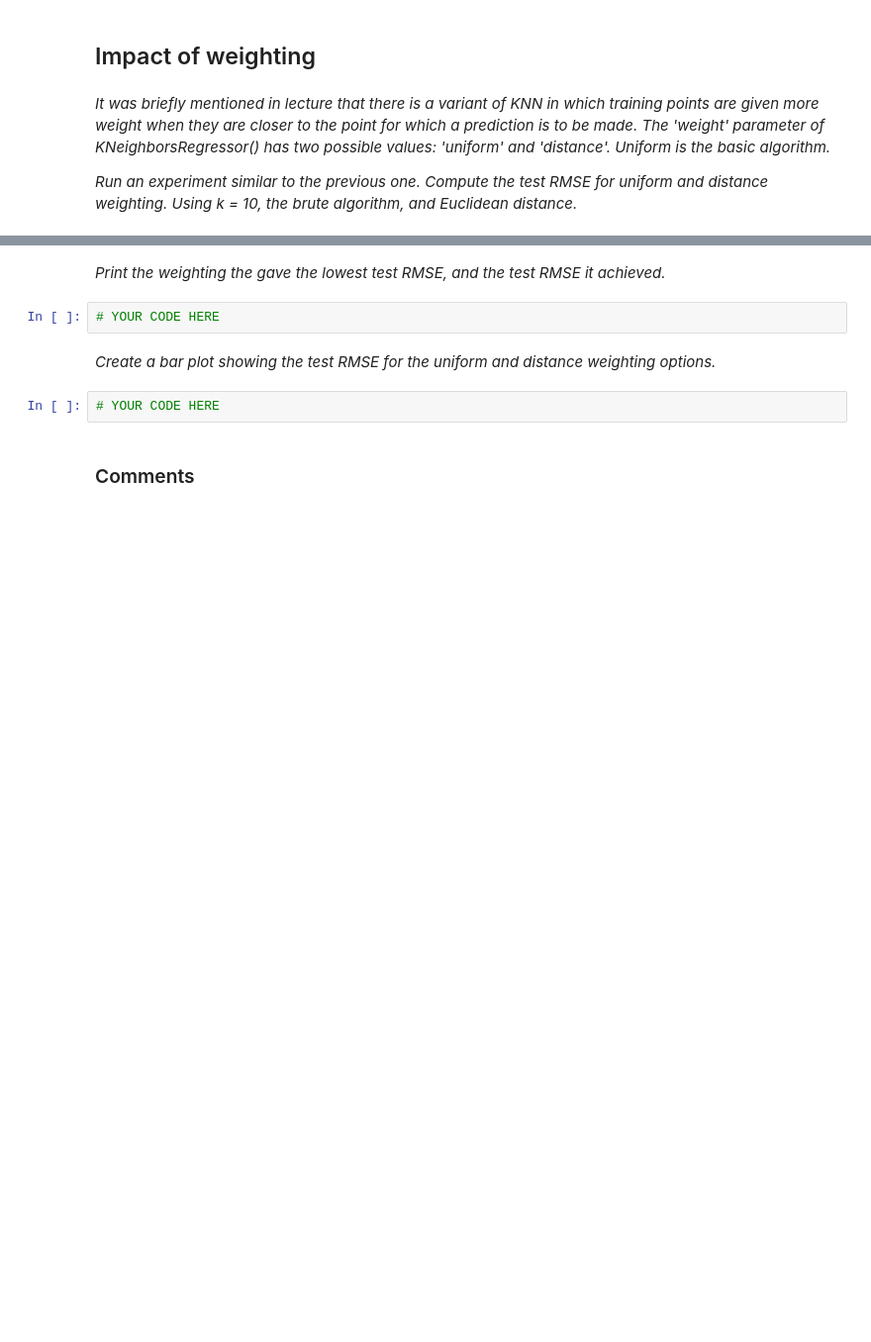
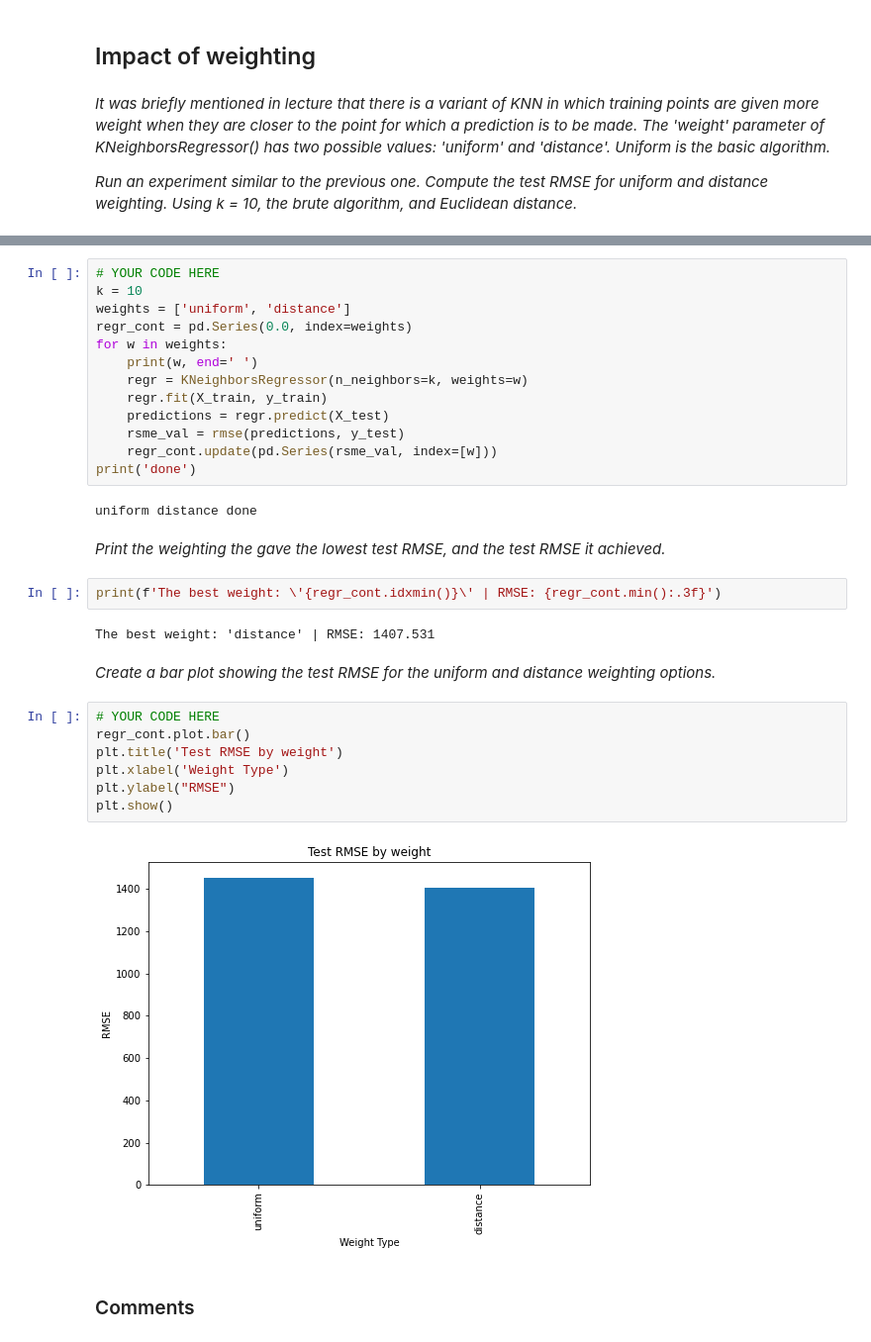
Before and after one commit to BarbosaRicardo/CST383_Data_Science, a Jupyter notebook: Week6/HW/knn-experiments.ipynb, the cells around one changed output, grey strips where cells are left out. Shown: that part at 99% size. Saved outputs shown, nothing was run; the diff lists cells and outputs as text; blank space fills up the shorter version.

```diff
--- a/Week6/HW/knn-experiments.ipynb
+++ b/Week6/HW/knn-experiments.ipynb
@@ -392,11 +423,35 @@ _Run an experiment similar to the previous one.  Compute the test RMSE for unifo
+# %%
+# YOUR CODE HERE
+k = 10
+weights = ['uniform', 'distance']
+regr_cont = pd.Series(0.0, index=weights)
+for w in weights:
+    print(w, end=' ')
+    regr = KNeighborsRegressor(n_neighbors=k, weights=w)
+    regr.fit(X_train, y_train)
+    predictions = regr.predict(X_test)
+    rsme_val = rmse(predictions, y_test)
+    regr_cont.update(pd.Series(rsme_val, index=[w]))
+print('done')
+# %% [output]
+uniform distance done
 # %% [markdown]
 _Print the weighting the gave the lowest test RMSE, and the test RMSE it achieved._
-# %%
-# YOUR CODE HERE
+# %%
+print(f'The best weight: \'{regr_cont.idxmin()}\' | RMSE: {regr_cont.min():.3f}')
+# %% [output]
+The best weight: 'distance' | RMSE: 1407.531
 # %% [markdown]
 _Create a bar plot showing the test RMSE for the uniform and distance weighting options._
-# %%
-# YOUR CODE HERE
+# %%
+# YOUR CODE HERE
+regr_cont.plot.bar()
+plt.title('Test RMSE by weight')
+plt.xlabel('Weight Type')
+plt.ylabel("RMSE")
+plt.show()
+# %% [output]
+[figure, added]
 # %% [markdown]
 ### Comments
 # %% [markdown]
```
Also changed, not shown: parts of 21 cells of this notebook.
